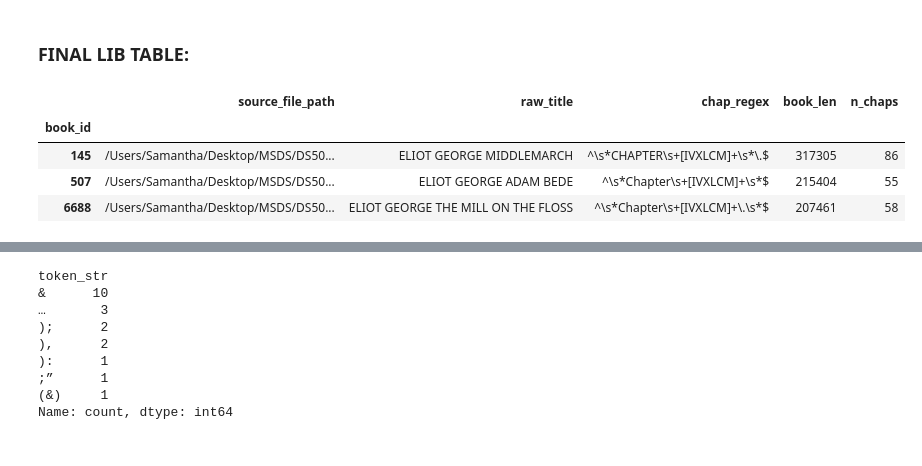
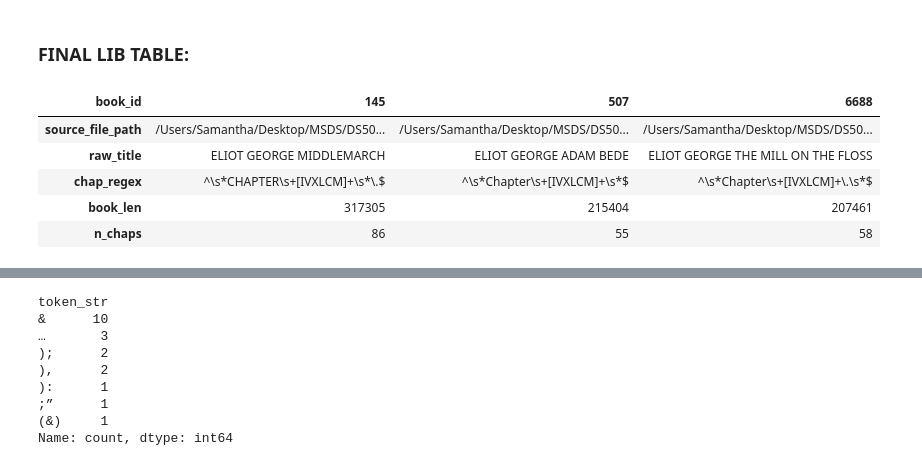
Before and after one commit to sqr8ap/DS5001-2025-01-R, a Jupyter notebook: lessons/M04_NLP/M04_HW.ipynb, the cells around one changed output, grey strips where cells are left out. Saved outputs shown, nothing was run; the diff lists cells and outputs as text; code cells hidden in the pictures.

```diff
--- a/lessons/M04_NLP/M04_HW.ipynb
+++ b/lessons/M04_NLP/M04_HW.ipynb
@@ -179,13 +179,14 @@ LIB['n_chaps'] = CORPUS.reset_index()[['book_id','chap_id']]\
 # %% [markdown]
 ### FINAL LIB TABLE:
 # %%
-LIB
+LIB.T
 # %% [output]
-|  | source_file_path | raw_title | chap_regex | book_len | n_chaps |
-| book_id |  |  |  |  |  |
-| 145 | /Users/Samantha/Desktop/MSDS/DS50... | ELIOT GEORGE MIDDLEMARCH | ^\s*CHAPTER\s+[IVXLCM]+\s*\.$ | 317305 | 86 |
-| 507 | /Users/Samantha/Desktop/MSDS/DS50... | ELIOT GEORGE ADAM BEDE | ^\s*Chapter\s+[IVXLCM]+\s*$ | 215404 | 55 |
-| 6688 | /Users/Samantha/Desktop/MSDS/DS50... | ELIOT GEORGE THE MILL ON THE FLOSS | ^\s*Chapter\s+[IVXLCM]+\.\s*$ | 207461 | 58 |
+| book_id | 145 | 507 | 6688 |
+| source_file_path | /Users/Samantha/Desktop/MSDS/DS50... | /Users/Samantha/Desktop/MSDS/DS50... | /Users/Samantha/Desktop/MSDS/DS50... |
+| raw_title | ELIOT GEORGE MIDDLEMARCH | ELIOT GEORGE ADAM BEDE | ELIOT GEORGE THE MILL ON THE FLOSS |
+| chap_regex | ^\s*CHAPTER\s+[IVXLCM]+\s*\.$ | ^\s*Chapter\s+[IVXLCM]+\s*$ | ^\s*Chapter\s+[IVXLCM]+\.\s*$ |
+| book_len | 317305 | 215404 | 207461 |
+| n_chaps | 86 | 55 | 58 |
 # %%
 CORPUS.sample(5)
 # %% [output]
```
Also changed, not shown: parts of 8 cells of this notebook.
